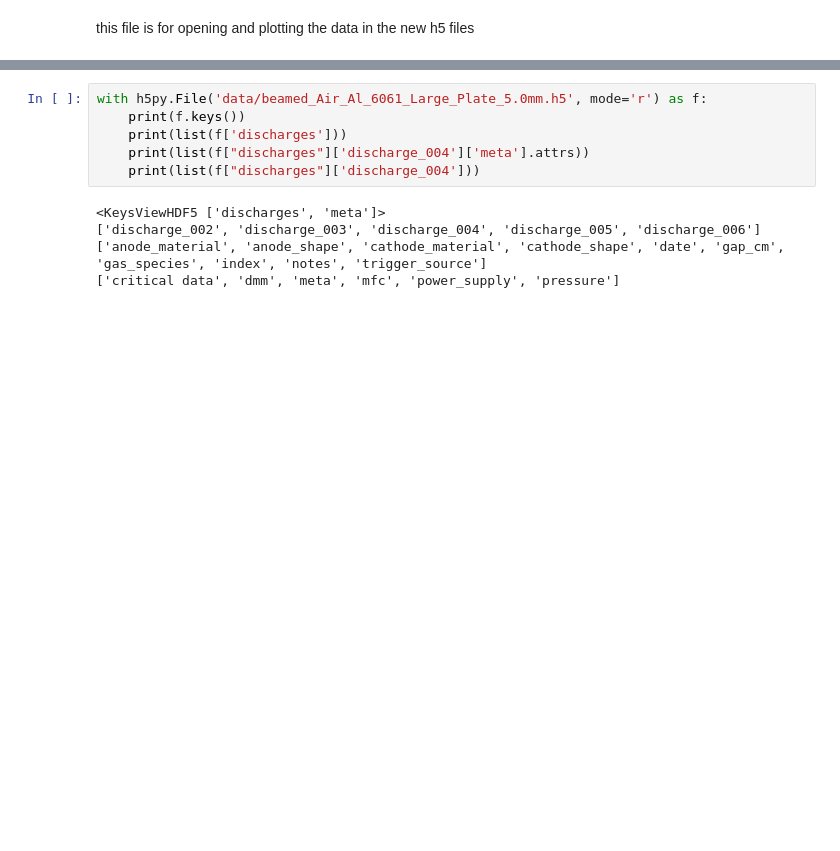
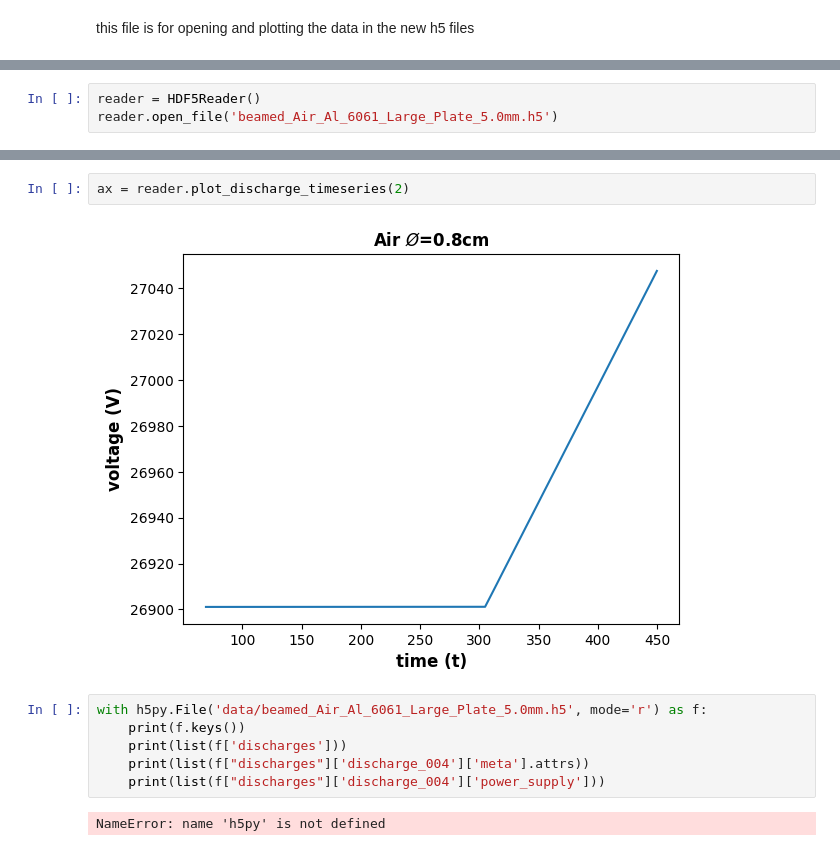
Before and after one commit to s-gerow/SAIL-Plasma, a Jupyter notebook: BeAMED_v3/read_hdf5.ipynb, the cells around one changed output, grey strips where cells are left out. Cells and saved outputs as stored; diff of their text form; blank space fills up the shorter version.

Commit message:
Minor Updates for data

```diff
--- a/BeAMED_v3/read_hdf5.ipynb
+++ b/BeAMED_v3/read_hdf5.ipynb
@@ -4,0 +10,3 @@ import h5py
+# %%
+reader = HDF5Reader()
+reader.open_file('beamed_Air_Al_6061_Large_Plate_5.0mm.h5')
@@ -5,14 +15,15 @@ import h5py
+# %%
+ax = reader.plot_discharge_timeseries(2)
+# %% [output]
+[figure, added]
 # %%
 with h5py.File('data/beamed_Air_Al_6061_Large_Plate_5.0mm.h5', mode='r') as f:
     print(f.keys())
     print(list(f['discharges']))
     print(list(f["discharges"]['discharge_004']['meta'].attrs))
-    print(list(f["discharges"]['discharge_004']))
+    print(list(f["discharges"]['discharge_004']['power_supply']))
 # %% [output]
-<KeysViewHDF5 ['discharges', 'meta']>
-['discharge_002', 'discharge_003', 'discharge_004', 'discharge_005', 'discharge_006']
-['anode_material', 'anode_shape', 'cathode_material', 'cathode_shape', 'date', 'gap_cm', 'gas_species', 'index', 'notes', 'trigger_source']
-['critical data', 'dmm', 'meta', 'mfc', 'power_supply', 'pressure']
+NameError: name 'h5py' is not defined
 # %%
 vcr = []
 pd = []
```
Also changed, not shown: parts of 6 cells of this notebook, 4 other files.
